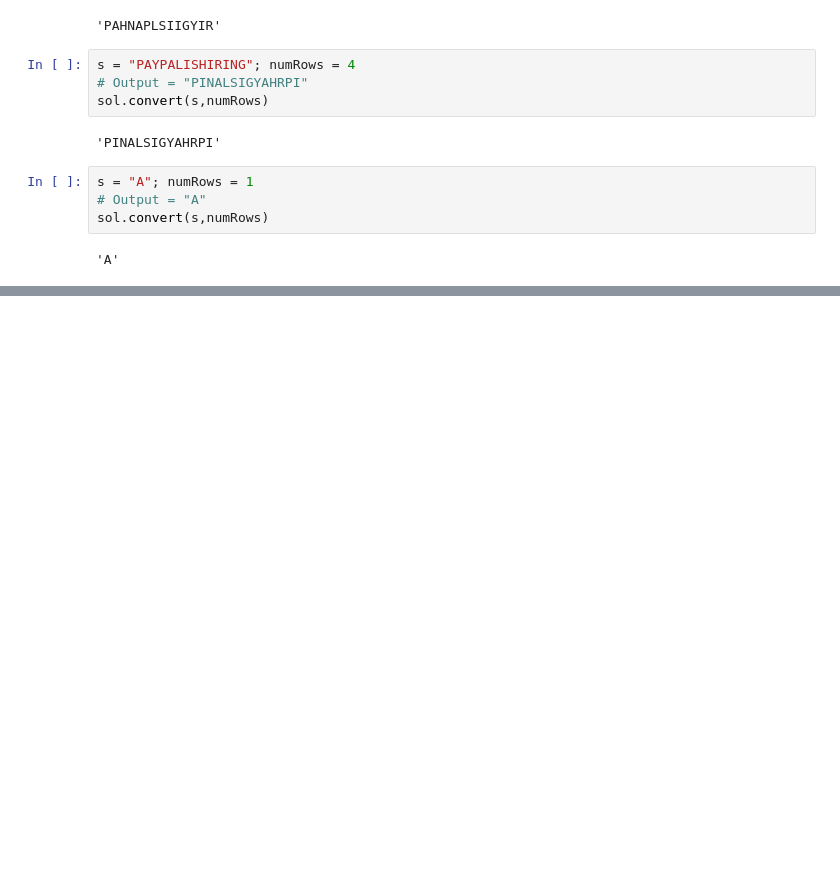
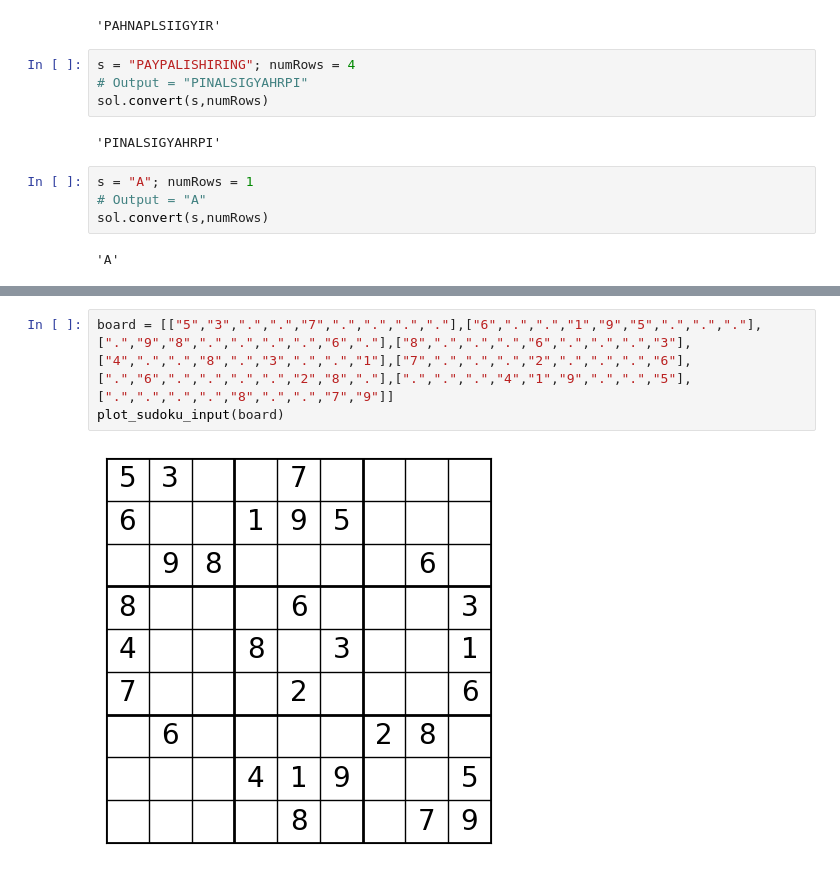
Before and after one commit to D3nFaina/Training4inteviews, a Jupyter notebook: Leetcode & SQLearning.ipynb, the cells around one changed output, grey strips where cells are left out. Saved outputs shown, nothing was run; the diff lists cells and outputs as text; blank space fills up the shorter version.

```diff
--- a/Leetcode & SQLearning.ipynb
+++ b/Leetcode & SQLearning.ipynb
@@ -1002,0 +1064,5 @@ sol.convert(s,numRows)
+# %%
+board = [["5","3",".",".","7",".",".",".","."],["6",".",".","1","9","5",".",".","."],[".","9","8",".",".",".",".","6","."],["8",".",".",".","6",".",".",".","3"],["4",".",".","8",".","3",".",".","1"],["7",".",".",".","2",".",".",".","6"],[".","6",".",".",".",".","2","8","."],[".",".",".","4","1","9",".",".","5"],[".",".",".",".","8",".",".","7","9"]]
+plot_sudoku_input(board)
+# %% [output]
+[figure, added]
```
Also changed, not shown: parts of 13 cells of this notebook.
